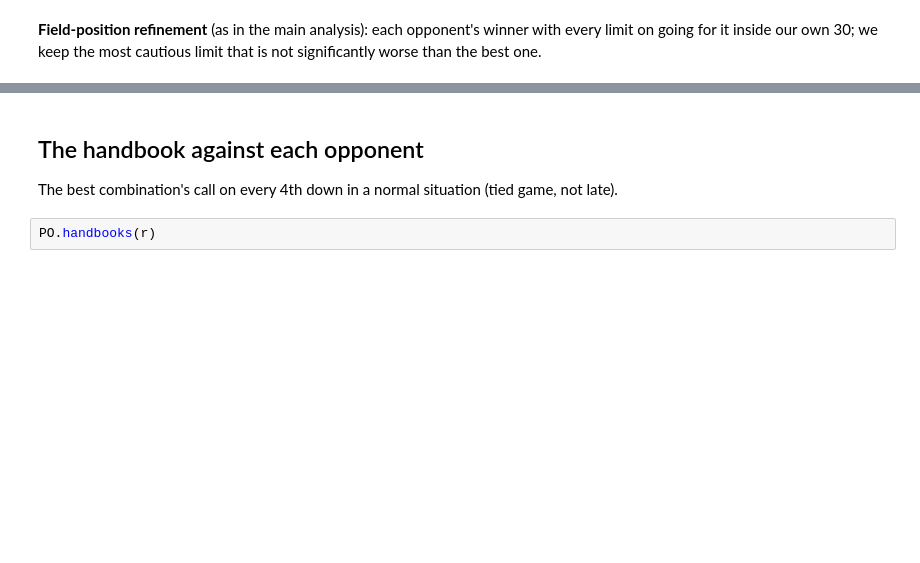
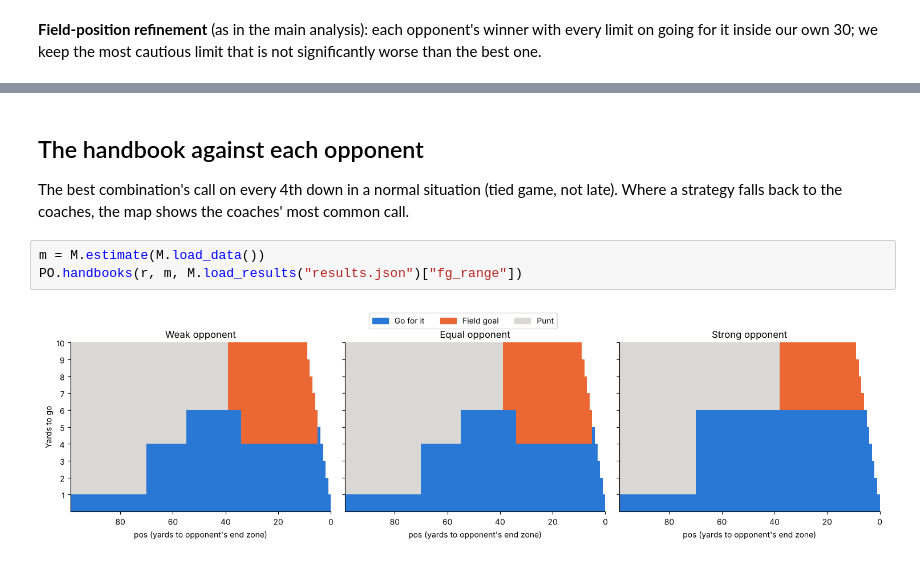
Before and after one commit to eirikur7/nfl4thdown, a Jupyter notebook: opponents.ipynb, the cells around one changed output, grey strips where cells are left out. Drawn from its saved outputs; the diff is of its cells as text; blank space fills up the shorter version.

```diff
--- a/opponents.ipynb
+++ b/opponents.ipynb
@@ -47,5 +126,8 @@ for o in OPPS:
 # %% [markdown]
 ## The handbook against each opponent
-The best combination's call on every 4th down in a normal situation (tied game, not late).
+The best combination's call on every 4th down in a normal situation (tied game, not late). Where a strategy falls back to the coaches, the map shows the coaches' most common call.
 # %%
-PO.handbooks(r)
+m = M.estimate(M.load_data())
+PO.handbooks(r, m, M.load_results("results.json")["fg_range"])
+# %% [output]
+[figure, added]
```
Also changed, not shown: parts of 5 cells of this notebook, 5 other files.
